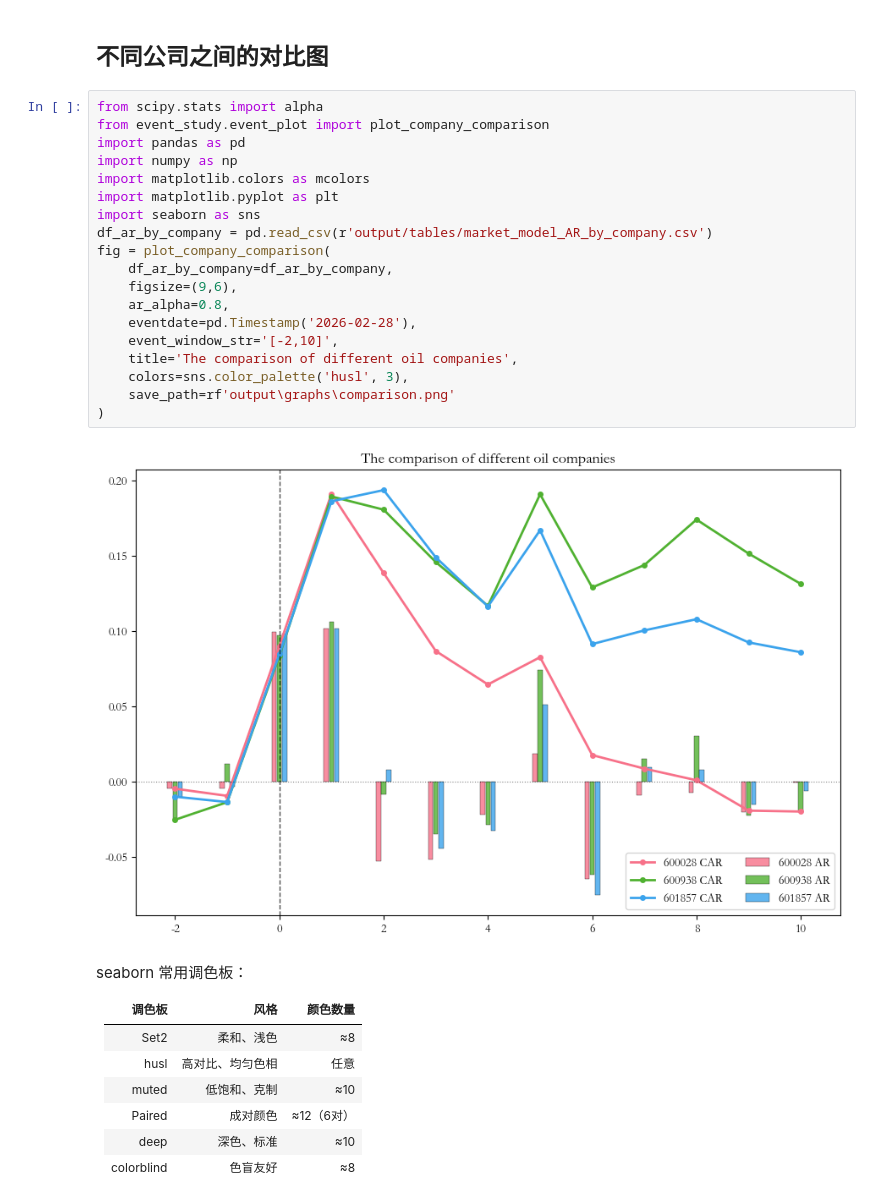
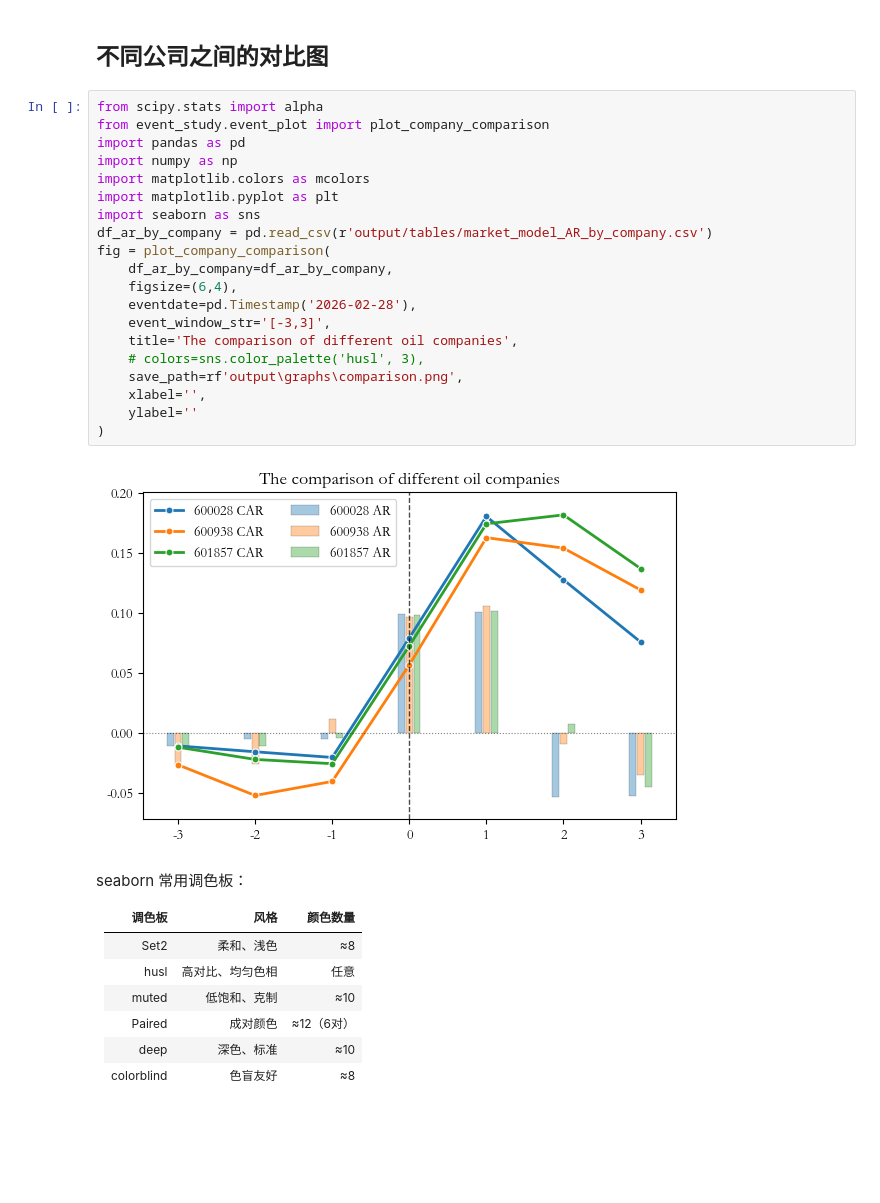
Before and after one commit to lixia1118/event-study-method, a Jupyter notebook: event_study-0.1.4/example.ipynb, the cells around one changed output. Saved outputs shown, nothing was run; the diff lists cells and outputs as text; blank space fills up the shorter version.

Commit message:
update: modify the event_plot.py

```diff
--- a/event_study-0.1.4/example.ipynb
+++ b/event_study-0.1.4/example.ipynb
@@ -407,24 +409,25 @@ Figure saved to: output\graphs\600938_2026-02-28.png
 # %%
 from scipy.stats import alpha
 from event_study.event_plot import plot_company_comparison
 import pandas as pd
 import numpy as np
 import matplotlib.colors as mcolors
 import matplotlib.pyplot as plt
 import seaborn as sns
 df_ar_by_company = pd.read_csv(r'output/tables/market_model_AR_by_company.csv')
 fig = plot_company_comparison(
     df_ar_by_company=df_ar_by_company,
-    figsize=(9,6),
-    ar_alpha=0.8,
+    figsize=(6,4),
     eventdate=pd.Timestamp('2026-02-28'),
-    event_window_str='[-2,10]',
+    event_window_str='[-3,3]',
     title='The comparison of different oil companies',
-    colors=sns.color_palette('husl', 3),
-    save_path=rf'output\graphs\comparison.png'
+    # colors=sns.color_palette('husl', 3),
+    save_path=rf'output\graphs\comparison.png',
+    xlabel='',
+    ylabel=''
 )
 # %% [output]
-[figure, old version]
+[figure, new version]
 # %% [markdown]
 seaborn 常用调色板：
 
```
Also changed, not shown: parts of 9 cells of this notebook, 7 other files.
